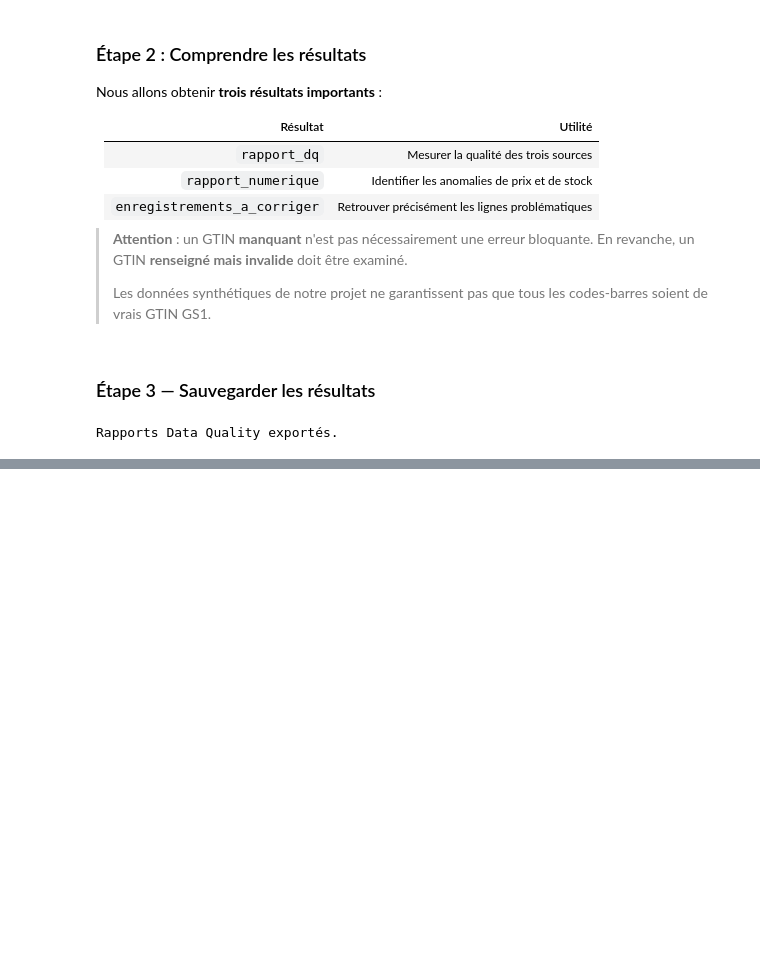
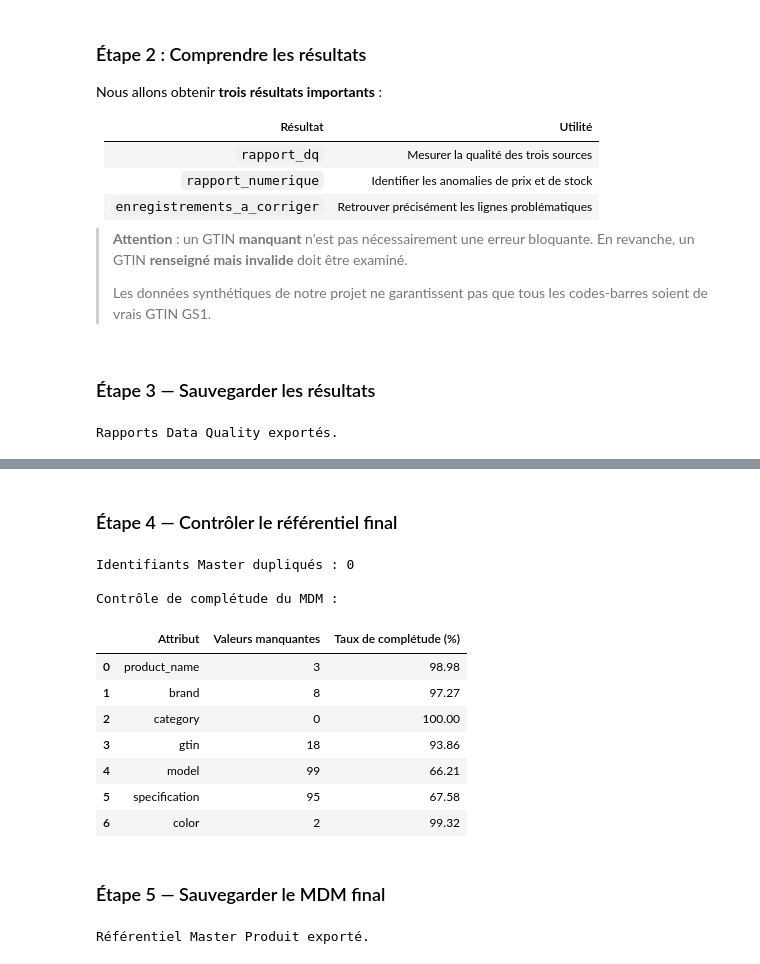
Before and after one commit to Ramadiaw12/Project_datagouvernance, a Jupyter notebook: notebooks/01_diagnostic_donnees.ipynb, the cells around one changed output, grey strips where cells are left out. Drawn from its saved outputs; the diff is of its cells as text; code cells hidden in the pictures; blank space fills up the shorter version.

```diff
--- a/notebooks/01_diagnostic_donnees.ipynb
+++ b/notebooks/01_diagnostic_donnees.ipynb
@@ -2019,0 +2238,70 @@ Rapports Data Quality exportés.
+# %% [markdown]
+### Étape 4 — Contrôler le référentiel final
+# %%
+
+# ============================================================
+# CONTROLES DU REFERENTIEL MASTER
+# ============================================================
+
+attributs_master = [
+    "product_name",
+    "brand",
+    "category",
+    "gtin",
+    "model",
+    "specification",
+    "color"
+]
+
+controle_master = pd.DataFrame({
+    "Attribut": attributs_master,
+    "Valeurs manquantes": [
+        mdm_final[col].isna().sum()
+        for col in attributs_master
+    ],
+    "Taux de complétude (%)": [
+        round(mdm_final[col].notna().mean() * 100, 2)
+        for col in attributs_master
+    ]
+})
+
+print("Identifiants Master dupliqués :",
+      mdm_final["master_product_id"].duplicated().sum())
+
+print("\nContrôle de complétude du MDM :")
+display(controle_master)
+# %% [output]
+Identifiants Master dupliqués : 0
+
+Contrôle de complétude du MDM :
+|  | Attribut | Valeurs manquantes | Taux de complétude (%) |
+| 0 | product_name | 3 | 98.98 |
+| 1 | brand | 8 | 97.27 |
+| 2 | category | 0 | 100.00 |
+| 3 | gtin | 18 | 93.86 |
+| 4 | model | 99 | 66.21 |
+| 5 | specification | 95 | 67.58 |
+| 6 | color | 2 | 99.32 |
+# %% [markdown]
+### Étape 5 — Sauvegarder le MDM final
+# %%
+from pathlib import Path
+
+dossier_mdm = Path("../data/processed")
+dossier_mdm.mkdir(parents=True, exist_ok=True)
+
+mdm_final.to_csv(
+    dossier_mdm / "master_produit_final.csv",
+    index=False,
+    encoding="utf-8-sig"
+)
+
+donnees_mdm.to_csv(
+    dossier_mdm / "correspondances_sources.csv",
+    index=False,
+    encoding="utf-8-sig"
+)
+
+print("Référentiel Master Produit exporté.")
+# %% [output]
+Référentiel Master Produit exporté.
```
Also changed, not shown: parts of 7 cells of this notebook, 2 other files.
